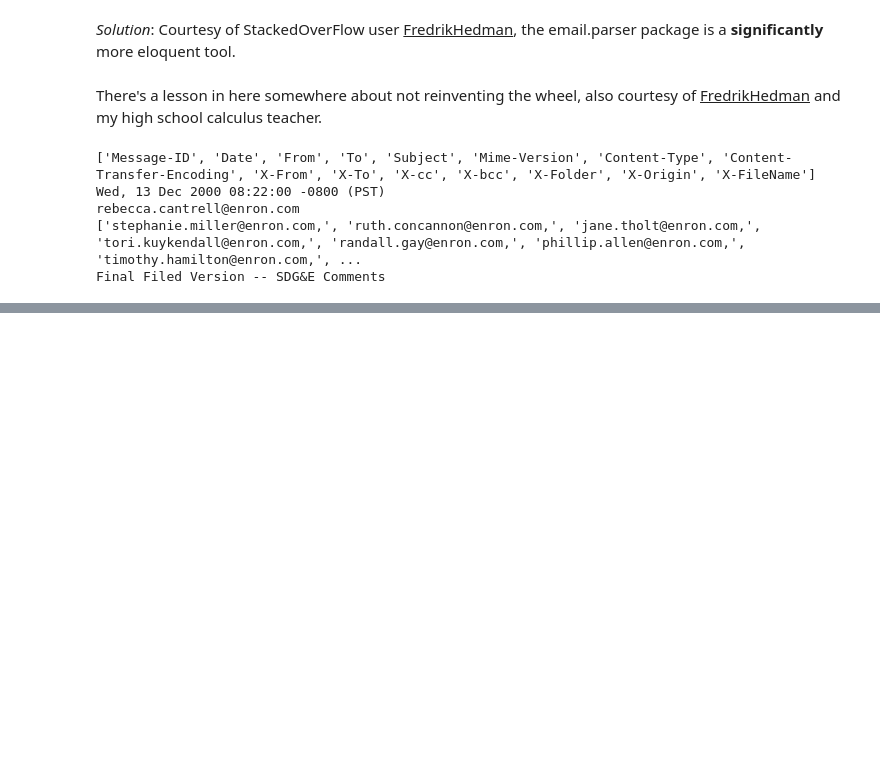
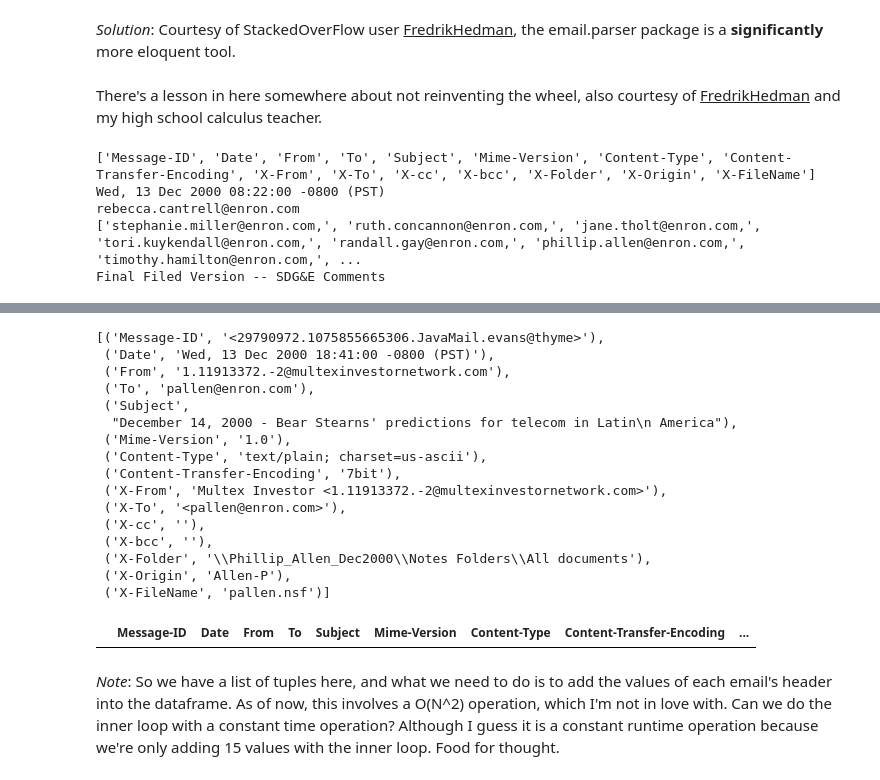
Before and after one commit to Data-Science-for-Linguists-2020/Smoking-Gun-Classification, a Jupyter notebook: Project_Report_2.ipynb, the cells around one changed output, grey strips where cells are left out. Saved outputs shown, nothing was run; the diff lists cells and outputs as text; code cells hidden in the pictures; blank space fills up the shorter version.

```diff
--- a/Project_Report_2.ipynb
+++ b/Project_Report_2.ipynb
@@ -327,0 +314,25 @@ email_df
+# %%
+sample = readEmailHead('allen-p', 1, corpus_root=cr)
+sample.items()
+email_df = pd.DataFrame(columns=sample.keys())
+email_df
+# %% [output]
+[('Message-ID', '<29790972.1075855665306.JavaMail.evans@thyme>'),
+ ('Date', 'Wed, 13 Dec 2000 18:41:00 -0800 (PST)'),
+ ('From', '1.11913372.-2@multexinvestornetwork.com'),
+ ('To', 'pallen@enron.com'),
+ ('Subject',
+  "December 14, 2000 - Bear Stearns' predictions for telecom in Latin\n America"),
+ ('Mime-Version', '1.0'),
+ ('Content-Type', 'text/plain; charset=us-ascii'),
+ ('Content-Transfer-Encoding', '7bit'),
+ ('X-From', 'Multex Investor <1.11913372.-2@multexinvestornetwork.com>'),
+ ('X-To', '<pallen@enron.com>'),
+ ('X-cc', ''),
+ ('X-bcc', ''),
+ ('X-Folder', '\\Phillip_Allen_Dec2000\\Notes Folders\\All documents'),
+ ('X-Origin', 'Allen-P'),
+ ('X-FileName', 'pallen.nsf')]
+|  | Message-ID | Date | From | To | Subject | Mime-Version | Content-Type | Content-Transfer-Encoding | ... |
+# %% [markdown]
+*Note*: So we have a list of tuples here, and what we need to do is to add the values of each email's header into the dataframe. As of now, this involves a O(N^2) operation, which I'm not in love with. Can we do the inner loop with a constant time operation? Although I guess it is a constant runtime operation because we're only adding 15 values with the inner loop. Food for thought.
```
Also changed, not shown: parts of 25 cells of this notebook.
